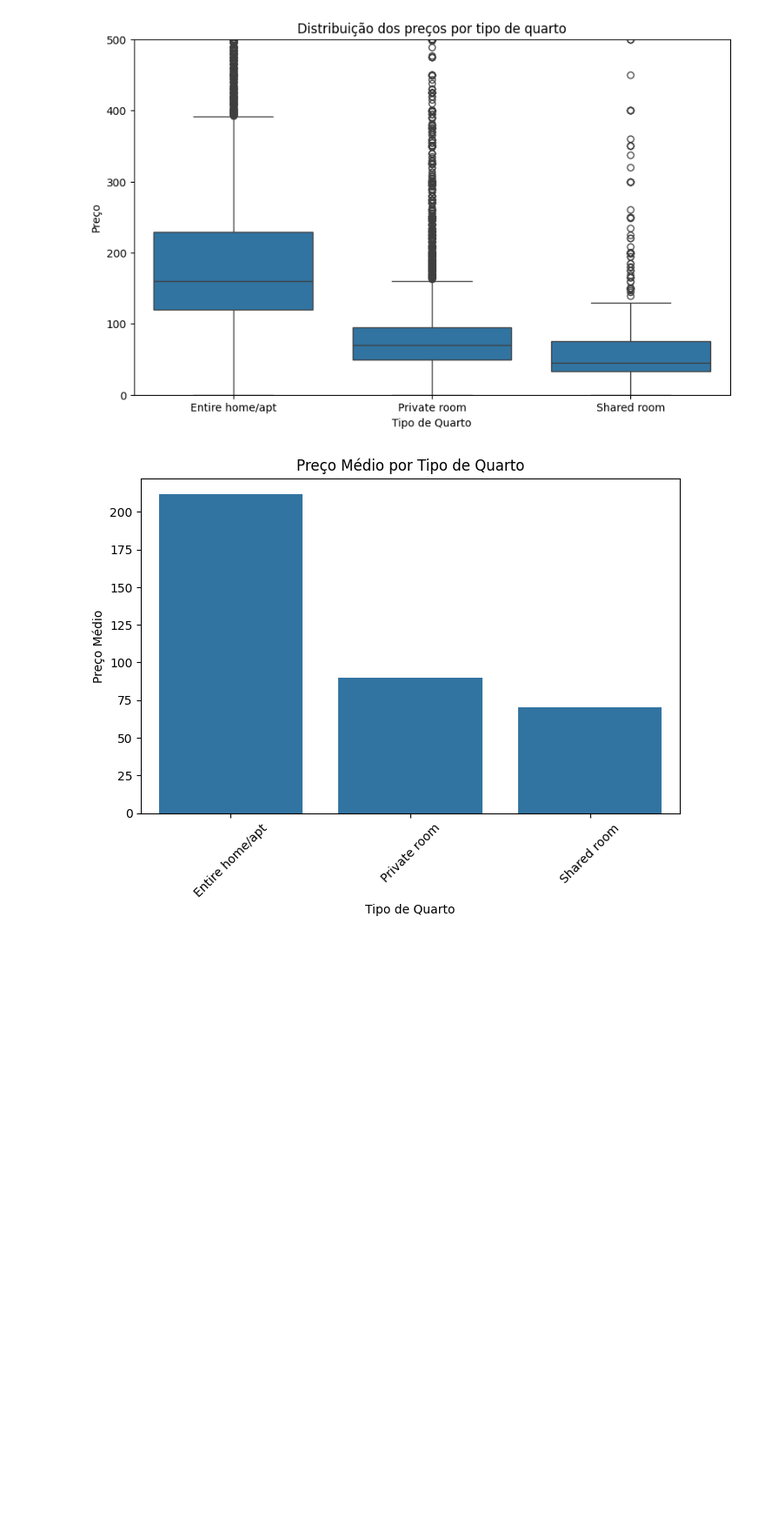
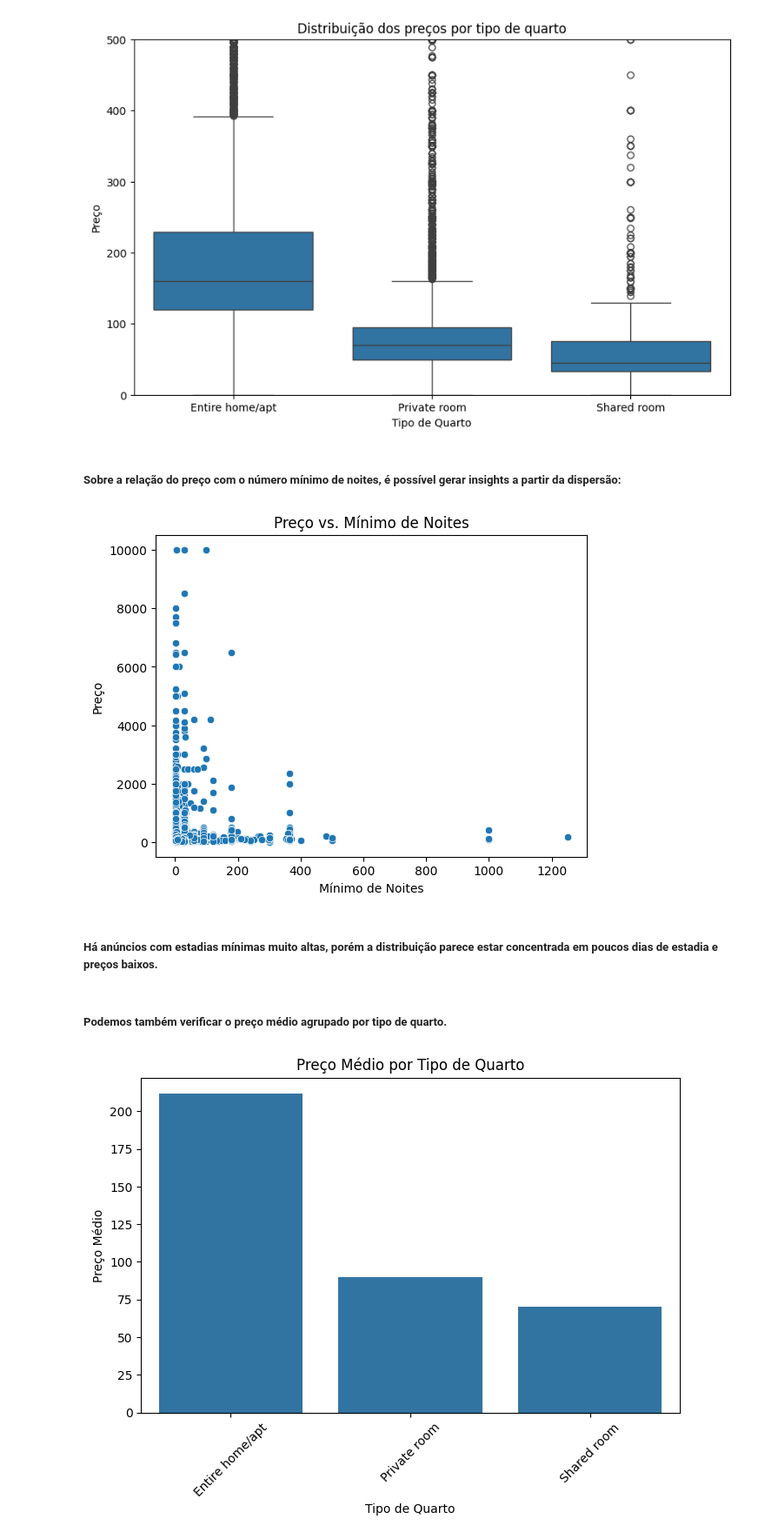
Before and after one commit to hlnmrqs/LH_CD_Helen_Carneiro, a Jupyter notebook: notebook/projeto.ipynb, the cells around one changed output. Shown at 87% size. Drawn from its saved outputs; the diff is of its cells as text; code cells hidden in the pictures; blank space fills up the shorter version.

```diff
--- a/notebook/projeto.ipynb
+++ b/notebook/projeto.ipynb
@@ -190,6 +265,20 @@ plt.title("Distribuição dos preços por tipo de quarto")
 plt.show()
 # %% [output]
 [figure]
+# %% [markdown]
+##### Sobre a relação do preço com o número mínimo de noites, é possível gerar insights a partir da dispersão:
+# %%
+sns.scatterplot(x=df_prices["minimo_noites"], y=df_prices["price"])
+plt.xlabel("Mínimo de Noites")
+plt.ylabel("Preço")
+plt.title("Preço vs. Mínimo de Noites")
+plt.show()
+# %% [output]
+[figure, added]
+# %% [markdown]
+##### Há anúncios com estadias mínimas muito altas, porém a distribuição parece estar concentrada em poucos dias de estadia e preços baixos.
+# %% [markdown]
+##### Podemos também verificar o preço médio agrupado por tipo de quarto.
 # %%
 plt.figure(figsize=(8, 5))
 sns.barplot(x="room_type", y="price", data=df_prices, estimator=lambda x: x.mean(), errorbar=None)
```
Also changed, not shown: parts of 70 cells of this notebook.
